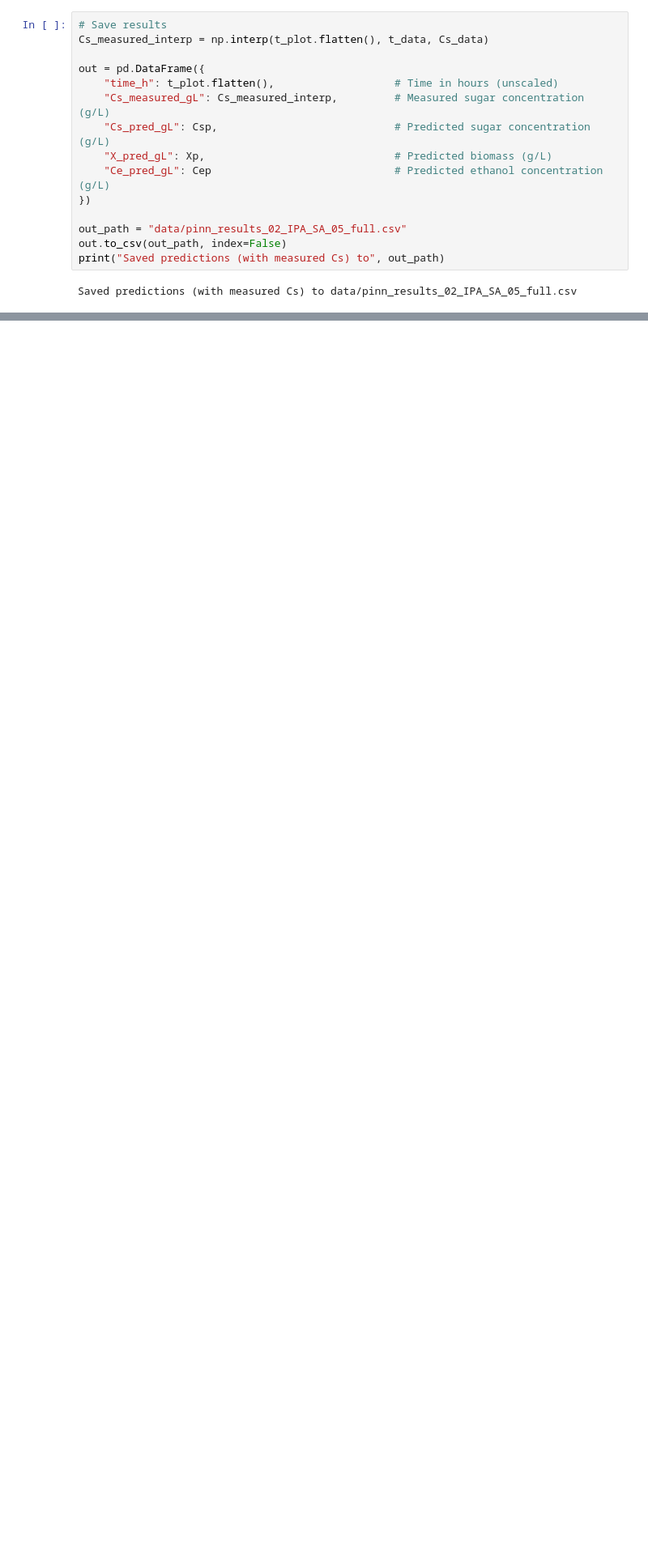
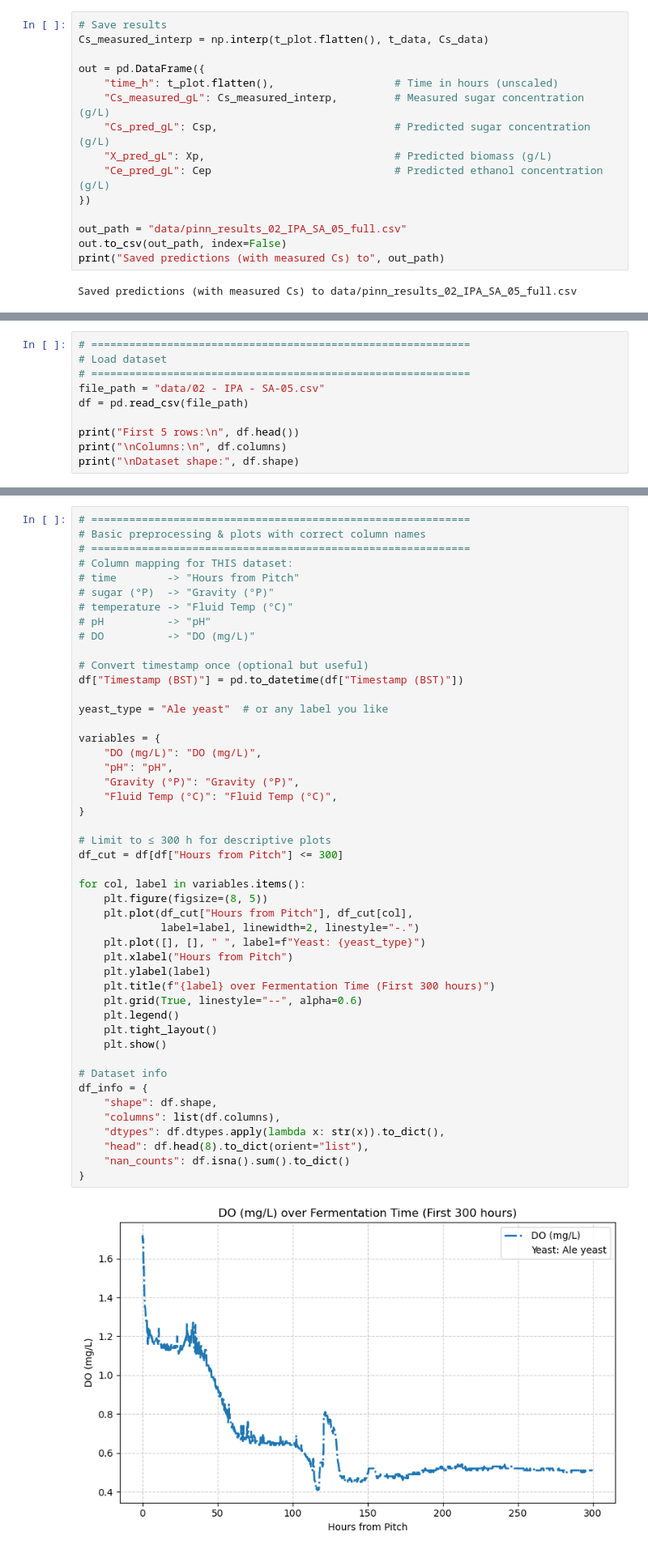
Before and after one commit to EmmanuelLwele/Physics-Informed-Beer-Fermentation-Modelling, a Jupyter notebook: Physics_Informed_Beer_Fermentation_Modelling.ipynb, the cells around one changed output, grey strips where cells are left out. Shown at 81% size. Saved outputs shown, nothing was run; the diff lists cells and outputs as text; blank space fills up the shorter version.

Commit message:
PINN with plots on same model

```diff
--- a/Physics_Informed_Beer_Fermentation_Modelling.ipynb
+++ b/Physics_Informed_Beer_Fermentation_Modelling.ipynb
@@ -903,0 +944,10 @@ Saved predictions (with measured Cs) to data/pinn_results_02_IPA_SA_05_full.csv
+# %%
+# ============================================================
+# Load dataset
+# ============================================================
+file_path = "data/02 - IPA - SA-05.csv"
+df = pd.read_csv(file_path)
+
+print("First 5 rows:\n", df.head())
+print("\nColumns:\n", df.columns)
+print("\nDataset shape:", df.shape)
@@ -903,0 +972,49 @@ Saved predictions (with measured Cs) to data/pinn_results_02_IPA_SA_05_full.csv
+# %%
+# ============================================================
+# Basic preprocessing & plots with correct column names
+# ============================================================
+# Column mapping for THIS dataset:
+# time        -> "Hours from Pitch"
+# sugar (°P)  -> "Gravity (°P)"
+# temperature -> "Fluid Temp (°C)"
+# pH          -> "pH"
+# DO          -> "DO (mg/L)"
+
+# Convert timestamp once (optional but useful)
+df["Timestamp (BST)"] = pd.to_datetime(df["Timestamp (BST)"])
+
+yeast_type = "Ale yeast"  # or any label you like
+
+variables = {
+    "DO (mg/L)": "DO (mg/L)",
+    "pH": "pH",
+    "Gravity (°P)": "Gravity (°P)",
+    "Fluid Temp (°C)": "Fluid Temp (°C)",
+}
+
+# Limit to ≤ 300 h for descriptive plots
+df_cut = df[df["Hours from Pitch"] <= 300]
+
+for col, label in variables.items():
+    plt.figure(figsize=(8, 5))
+    plt.plot(df_cut["Hours from Pitch"], df_cut[col],
+             label=label, linewidth=2, linestyle="-.")
+    plt.plot([], [], " ", label=f"Yeast: {yeast_type}")
+    plt.xlabel("Hours from Pitch")
+    plt.ylabel(label)
+    plt.title(f"{label} over Fermentation Time (First 300 hours)")
+    plt.grid(True, linestyle="--", alpha=0.6)
+    plt.legend()
+    plt.tight_layout()
+    plt.show()
+
+# Dataset info
+df_info = {
+    "shape": df.shape,
+    "columns": list(df.columns),
+    "dtypes": df.dtypes.apply(lambda x: str(x)).to_dict(),
+    "head": df.head(8).to_dict(orient="list"),
+    "nan_counts": df.isna().sum().to_dict()
+}
+# %% [output]
+[figure, added]
```
Also changed, not shown: parts of 20 cells of this notebook, 16 other files.
